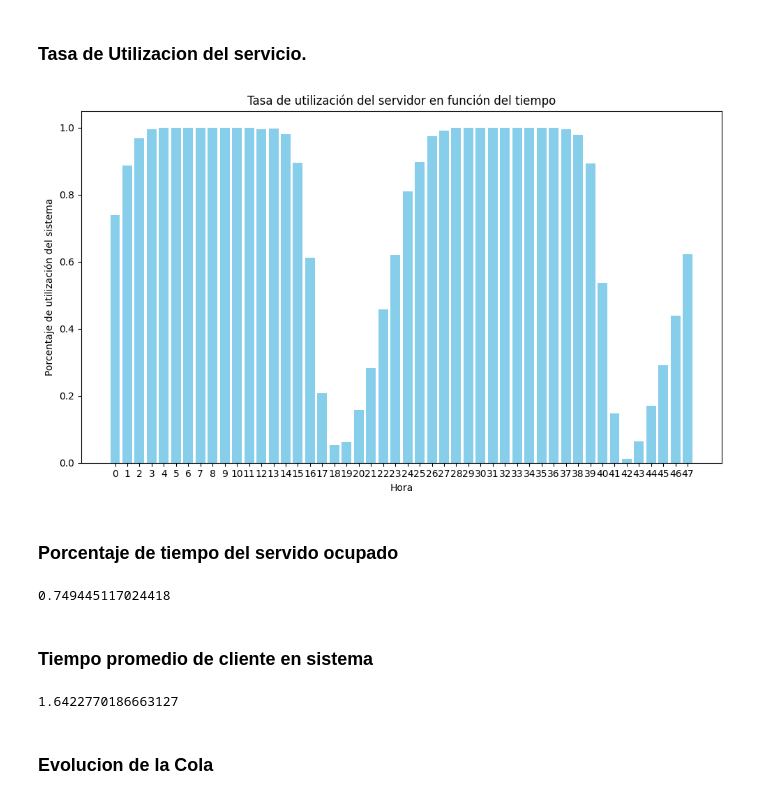
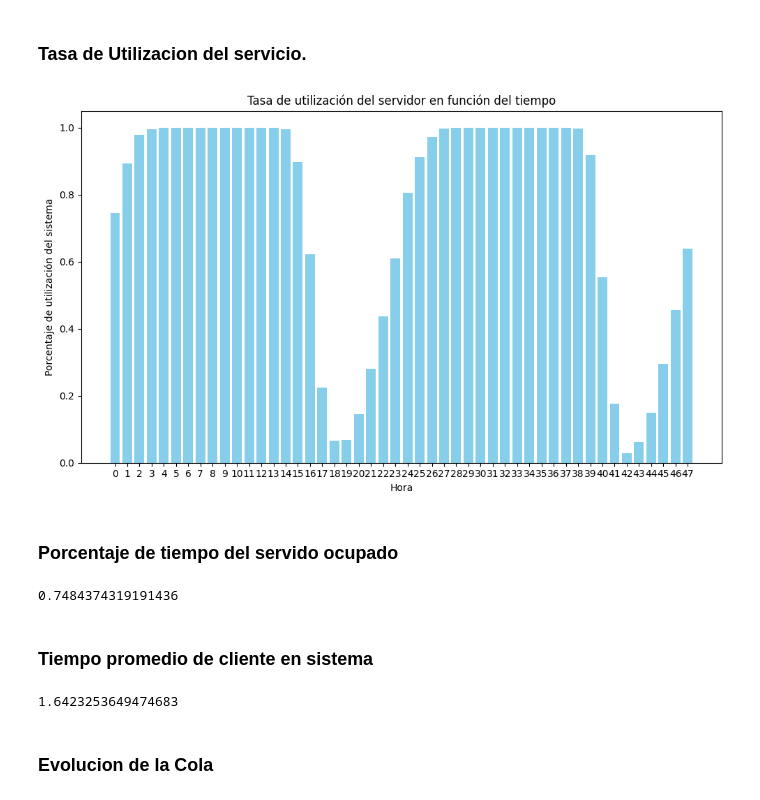
Before and after one commit to NicolasFernandezMontenegro/MyS_TF, a Jupyter notebook: main.ipynb, the cells around one changed output. Cells and saved outputs as stored; diff of their text form; code cells hidden in the pictures.

```diff
--- a/main.ipynb
+++ b/main.ipynb
@@ -9,6 +9,8 @@ import matplotlib.pyplot as plt
 # %% [markdown]
 ## Funciones Auxiliares
 # %%
+generator = gen.Mersenne(1)
+
 def lamda_t(t):
     return 30 + 30 * np.sin((2 * np.pi * t) / 24)
 
@@ -16,17 +18,17 @@ def Poisson_NH(T):
     NT = 0
     Eventos = []
     lamda = 60
-    t = -log(1 - random()) / lamda
+    t = -log(1 - next(generator)) / lamda
     while t <= T:
-        V = random()
+        V = next(generator)
         if V < lamda_t(t) / lamda:
             NT += 1
             Eventos.append(t)
-        t += -log(1 - random()) / lamda
+        t += -log(1 - next(generator)) / lamda
     return NT, Eventos
 
 def exp(lamda):
-    u =  random()
+    u =  next(generator)
     return -log(u)/lamda
 # %%
 """
@@ -133,16 +134,21 @@ def promedio_tasa(Nsim):
 # %%
 tasa = np.array(promedio_tasa(100))
 horas = np.arange(48)
 plt.figure(figsize=(10, 6))
 plt.bar(horas, tasa, color='skyblue')
 plt.title('Tasa de utilización del servidor en función del tiempo')
 plt.xlabel('Hora')
 plt.ylabel('Porcentaje de utilización del sistema')
 plt.xticks(horas)  # Opcional: muestra todos los ticks de hora
 plt.tight_layout()
+
+# Guardar el gráfico como imagen
+plt.tight_layout()
+plt.savefig("tasa.png", dpi=300)  # Cambia el nombre si querés otro archivo
 plt.show()
+plt.close()  # Cierra la figura para liberar memoria
 # %% [output]
-[figure, old version]
+[figure, new version]
 # %% [markdown]
 ### Porcentaje de tiempo del servido ocupado
 # %%
@@ -158,7 +164,7 @@ def promedio_uso(Nsim):
 
 promedio_uso(1000)
 # %% [output]
-0.749445117024418
+0.7484374319191436
 # %% [markdown]
 ### Tiempo promedio de cliente en sistema
 # %%
@@ -171,9 +177,9 @@ def est_mean(Nsim):
         D_acu =+ sum(servicios) + sum(esperas)
     return (D_acu / Nsim) / (n_acu / Nsim)
 
-est_mean(4000)
+est_mean(12000)
 # %% [output]
-1.6422770186663127
+1.6423253649474683
 # %% [markdown]
 ### Evolucion de la Cola
 # %%
```
Also changed, not shown: parts of 7 cells of this notebook, 34 other files.
